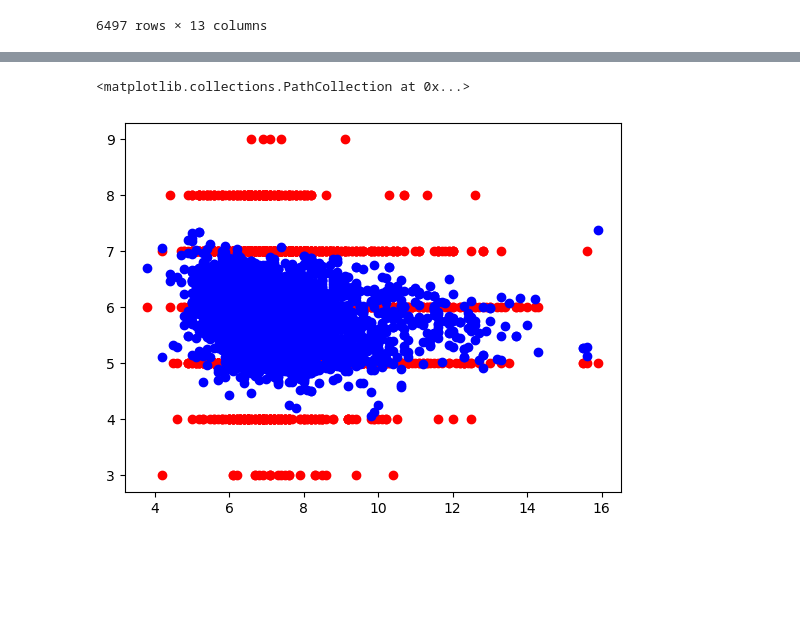
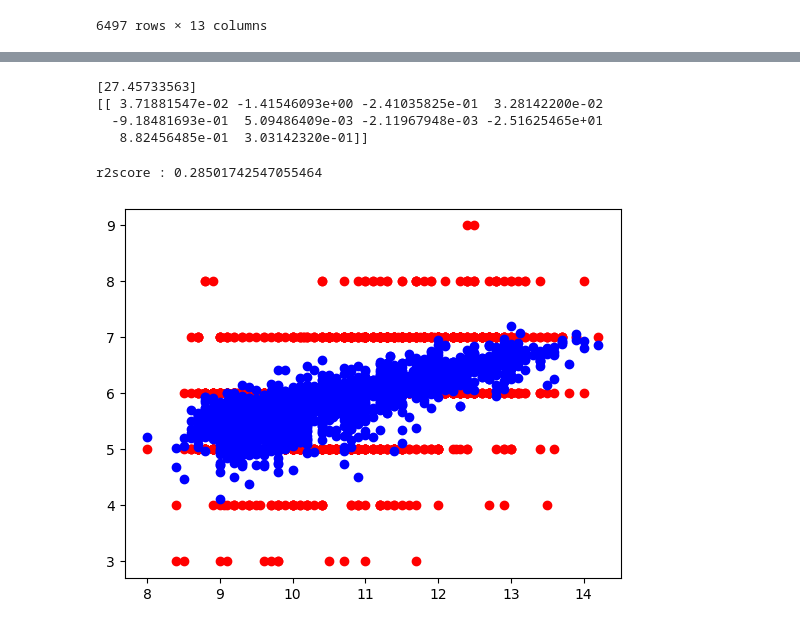
Before and after one commit to Milad-Noori/wine_quality, a Jupyter notebook: wine.ipynb, the cells around one changed output, grey strips where cells are left out. Drawn from its saved outputs; the diff is of its cells as text; code cells hidden in the pictures; blank space fills up the shorter version.

```diff
--- a/wine.ipynb
+++ b/wine.ipynb
@@ -145,0 +102,7 @@ X_test.rename(columns={'fixed acidity': 'fixed_acidity'}, inplace=True)
+# %%
+X=pd.DataFrame(data1 , columns=['fixed acidity','volatile acidity','citric acid','residual sugar','chlorides','free sulfur dioxide','total sulfur dioxide','density','sulphates','alcohol'])
+Y= data1['quality'].values.reshape(-1,1)
+# %%
+X_train , X_test , Y_train ,Y_test = train_test_split(X,Y , test_size=0.30, random_state = 0)
+# %%
+rg =LinearRegression()
@@ -146,10 +137,25 @@ X_test.rename(columns={'fixed acidity': 'fixed_acidity'}, inplace=True)
+# %%
+rg.fit(X_train ,Y_train)
+y_pred = rg.predict(X_test)
+# %%
+print(rg.intercept_)
+print(rg.coef_)
+# %% [output]
+[27.45733563]
+[[ 3.71881547e-02 -1.41546093e+00 -2.41035825e-01  3.28142200e-02
+  -9.18481693e-01  5.09486409e-03 -2.11967948e-03 -2.51625465e+01
+   8.82456485e-01  3.03142320e-01]]
+# %%
+print('r2score :',metrics.r2_score(Y_test , y_pred))
+# %% [output]
+r2score : 0.28501742547055464
 # %%
-a = X_test.fixed_acidity
+a = X_test.alcohol
 b = Y_test
-c = X_test.fixed_acidity
-d =y_pred
-plt.scatter(a ,b , color='red')
-plt.scatter(c ,d , color='blue')
+c = X_test.alcohol
+d = y_pred
+plt.scatter(a,b , color = 'red')
+plt.scatter(c,d , color = 'blue')
+plt.show()
 # %% [output]
-<matplotlib.collections.PathCollection at 0x...>
-[figure, old version]
+[figure, new version]
```
Also changed, not shown: parts of 38 cells of this notebook.
